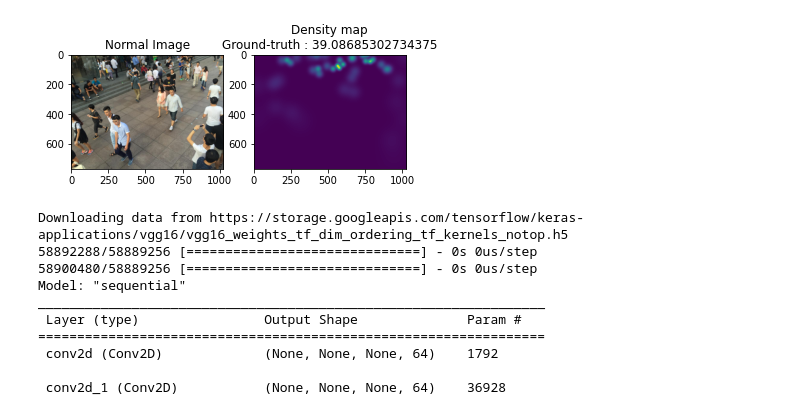
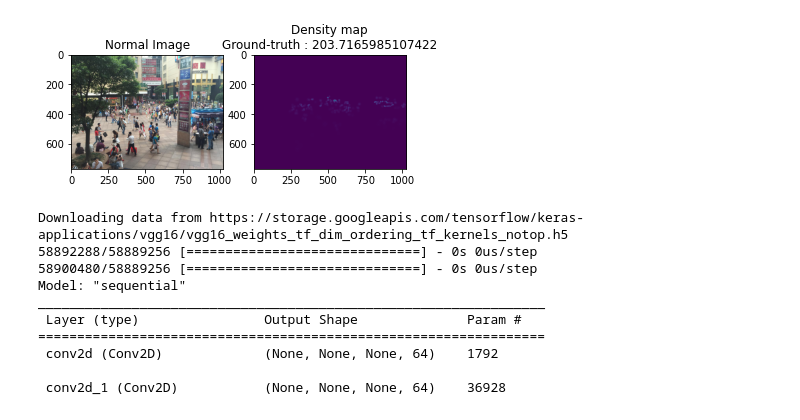
Before and after one commit to 19IT124/19IT124_19IT125_IT356-CROWD_COMPUTING, a Jupyter notebook: Model_(CC).ipynb, the cells around one changed output. Drawn from its saved outputs; the diff is of its cells as text; code cells hidden in the pictures.

```diff
--- a/Model_(CC).ipynb
+++ b/Model_(CC).ipynb
@@ -31,25 +32,25 @@ from keras.models import model_from_json
 
 kb.clear_session()
 # %%
-image_name = "IMG_19"
+image_name = "IMG_100"
 dataset = "train_data"  # 'test_data'
 part = 'part_B' # 'part_A'
 prefix = "/content/gdrive/MyDrive/Crowd_computing/ShanghaiTech"
 
 normal_image = img.imread(prefix+'/{}/{}/images/{}.jpg'.format(part,dataset,image_name))
 plt.subplot(1,2,1)
 plt.imshow(normal_image)
 # print(normal_image.shape)
 plt.title("Normal Image")
 
 f = h5py.File(prefix+'/{}/{}/density_maps/{}.h5'.format(part,dataset,image_name),'r')
 plt.subplot(1,2,2)
 plt.imshow(np.asarray(f['density']))     # 'bwr'
 # print(f['density'].shape)
 plt.title("Density map\nGround-truth : {}".format(np.sum(f['density'])))
 
 plt.show()
 # %% [output]
-[figure, old version]
+[figure, new version]
 # %%
 image_paths = []
```
Also changed, not shown: parts of 8 cells of this notebook.
